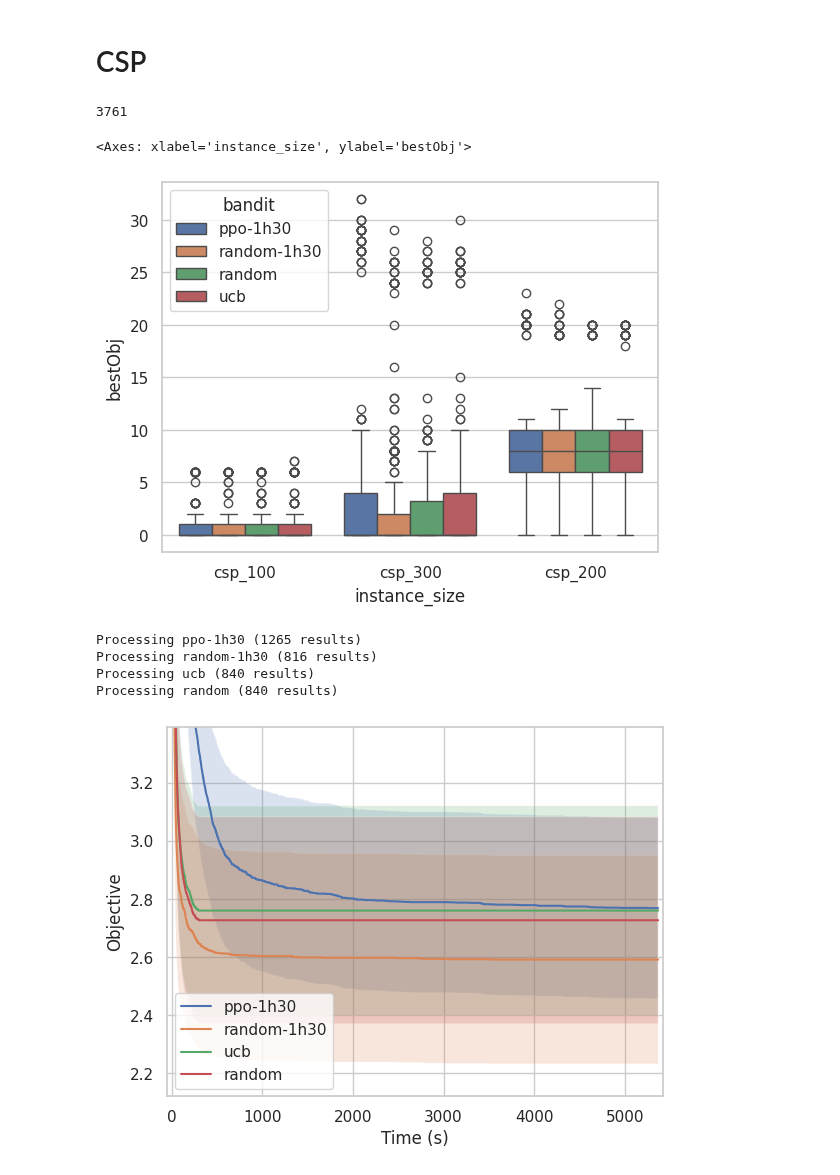
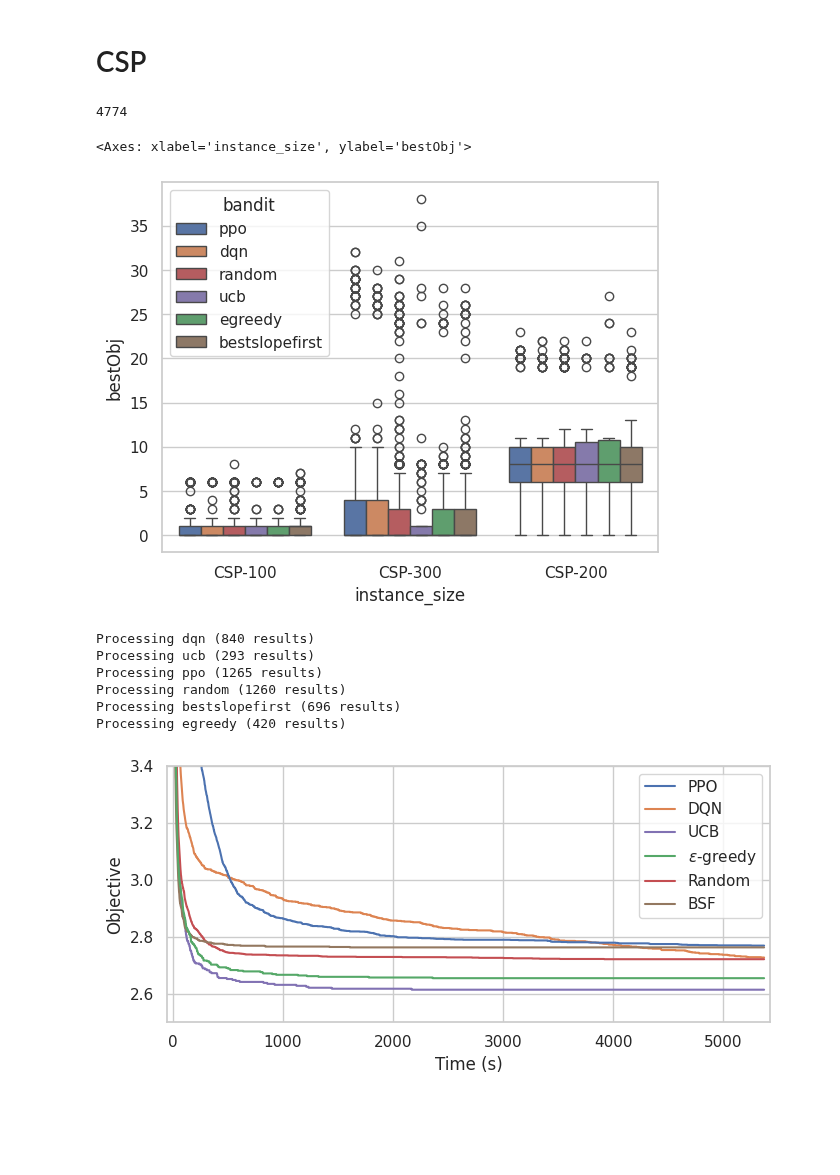
Before and after one commit to oscar-lib/LearningForOptimizing, a Jupyter notebook: plots.ipynb, the cells around one changed output. Saved outputs shown, nothing was run; the diff lists cells and outputs as text; code cells hidden in the pictures; blank space fills up the shorter version.

Commit message:
Plots

```diff
--- a/plots.ipynb
+++ b/plots.ipynb
@@ -83,10 +109,12 @@ import polars as pl
 df = (
     pl.concat(
         [
-            pl.read_csv("logs/ppo-csp_all-1h30/results.csv").with_columns(bandit=pl.lit("ppo-1h30")),
-            pl.read_csv("logs/random-csp_all-1h30/results.csv").with_columns(bandit=pl.lit("random-1h30")),
-            pl.read_csv("logs/random-csp/results.csv").with_columns(bandit=pl.lit("random")),
-            pl.read_csv("logs/ucb-r2-csp/results.csv").with_columns(bandit=pl.lit("ucb")),
+            pl.read_csv("logs/ppo-csp_all-1h30/results.csv").with_columns(bandit=pl.lit("ppo")),
+            pl.read_csv("logs/dqn-csp_all-1h30/results.csv").with_columns(bandit=pl.lit("dqn")),
+            pl.read_csv("logs/random-csp_all-1h30/results.csv").with_columns(bandit=pl.lit("random")),
+            pl.read_csv("logs/ucb-csp_all-1h30/results.csv").with_columns(bandit=pl.lit("ucb")),
+            pl.read_csv("logs/egreedy-csp_all-1h30/results.csv").with_columns(bandit=pl.lit("egreedy")),
+            pl.read_csv("logs/bestslopefirst-csp_all-1h30/results.csv").with_columns(bandit=pl.lit("bestslopefirst")),
         ],
         how="diagonal",
     )
@@ -95,25 +123,35 @@ df = (
 )
 df.height
 # %% [output]
-3761
+4774
 # %%
 import seaborn as sns
+
 sns.set_theme(style="whitegrid")
 
-sns.boxplot(data=df, x="instance_size", y="bestObj", hue="bandit")
+sns.boxplot(
+    data=df,
+    x="instance_size",
+    y="bestObj",
+    hue="bandit",
+    palette=COLOURS,
+    formatter=lambda label: LEGEND.get(label, label), # type: ignore
+)
 # %% [output]
 <Axes: xlabel='instance_size', ylabel='bestObj'>
-[figure, old version]
+[figure, new version]
 # %%
-# for (instance_size, *_) , df_instance in df.group_by("instance_size"):
-#     plot_by_bandit(df_instance, metric="objective", x_axis="time")
-#     plt.title(f"Instance: {instance_size}")
-#     #plt.ylim(0, 1)  # For primal gap
-#     plt.show()
-plot_by_bandit(df, metric="objective", x_axis="time")
+plt.figure(figsize=(7, 3.5))
+plot_by_bandit(df, metric="objective", x_axis="time", show_ci95=False)
+plt.ylim(2.5, 3.4)
+#plt.legend(loc="upper right")
+plt.tight_layout()
+plt.show()
 # %% [output]
-Processing ppo-1h30 (1265 results)
-Processing random-1h30 (816 results)
-Processing ucb (840 results)
-Processing random (840 results)
+Processing dqn (840 results)
+Processing ucb (293 results)
+Processing ppo (1265 results)
+Processing random (1260 results)
+Processing bestslopefirst (696 results)
+Processing egreedy (420 results)
-[figure, old version]
+[figure, new version]
```
Also changed, not shown: parts of 3 cells of this notebook.
